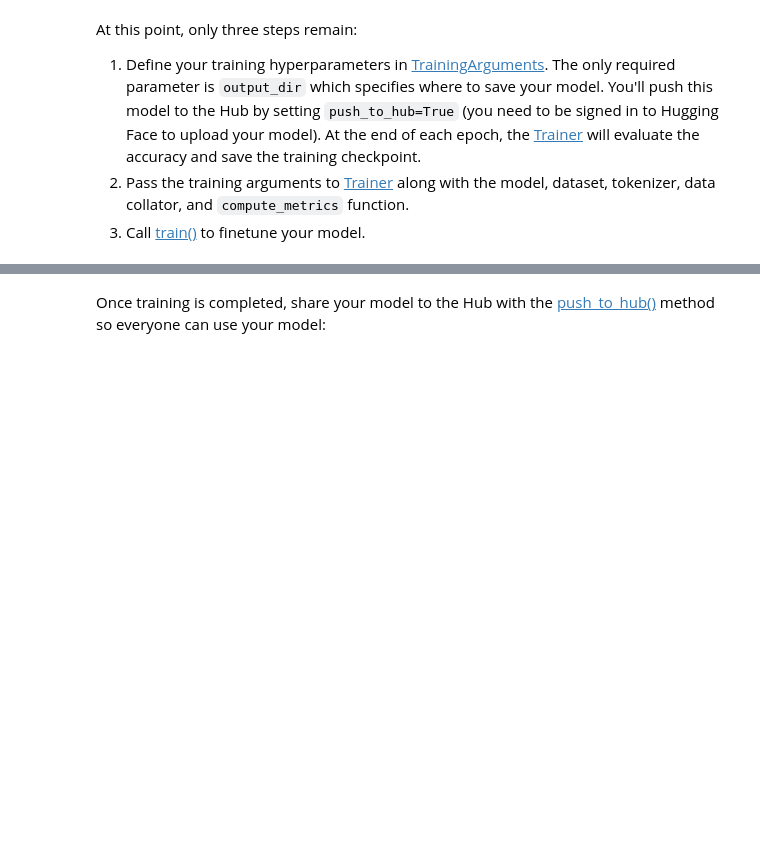
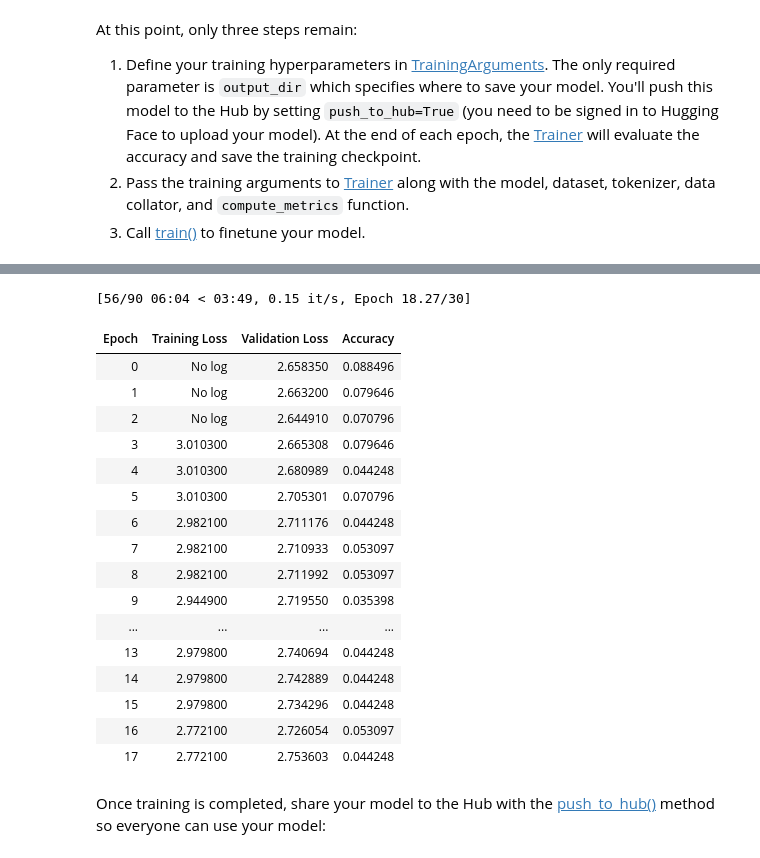
Before and after one commit to FRIEDparrot/colab_test, a Jupyter notebook: transformers_doc/en/pytorch/audio_classification.ipynb, the cells around one changed output, grey strips where cells are left out. Saved outputs shown, nothing was run; the diff lists cells and outputs as text; code cells hidden in the pictures; blank space fills up the shorter version.

```diff
--- a/transformers_doc/en/pytorch/audio_classification.ipynb
+++ b/transformers_doc/en/pytorch/audio_classification.ipynb
@@ -231,11 +217,11 @@ training_args = TrainingArguments(
     output_dir="my_awesome_mind_model",
     evaluation_strategy="epoch",
     save_strategy="epoch",
-    learning_rate=3e-5,
+    learning_rate=1e-4,
     per_device_train_batch_size=32,
     gradient_accumulation_steps=4,
     per_device_eval_batch_size=32,
-    num_train_epochs=10,
+    num_train_epochs=30,
     warmup_ratio=0.1,
     logging_steps=10,
     load_best_model_at_end=True,
@@ -258,3 +243,21 @@ trainer.train()
+[56/90 06:04 < 03:49, 0.15 it/s, Epoch 18.27/30]
+| Epoch | Training Loss | Validation Loss | Accuracy |
+| 0 | No log | 2.658350 | 0.088496 |
+| 1 | No log | 2.663200 | 0.079646 |
+| 2 | No log | 2.644910 | 0.070796 |
+| 3 | 3.010300 | 2.665308 | 0.079646 |
+| 4 | 3.010300 | 2.680989 | 0.044248 |
+| 5 | 3.010300 | 2.705301 | 0.070796 |
+| 6 | 2.982100 | 2.711176 | 0.044248 |
+| 7 | 2.982100 | 2.710933 | 0.053097 |
+| 8 | 2.982100 | 2.711992 | 0.053097 |
+| 9 | 2.944900 | 2.719550 | 0.035398 |
+| ... | ... | ... | ... |
+| 13 | 2.979800 | 2.740694 | 0.044248 |
+| 14 | 2.979800 | 2.742889 | 0.044248 |
+| 15 | 2.979800 | 2.734296 | 0.044248 |
+| 16 | 2.772100 | 2.726054 | 0.053097 |
+| 17 | 2.772100 | 2.753603 | 0.044248 |
 # %% [markdown]
 Once training is completed, share your model to the Hub with the [push_to_hub()](https://huggingface.co/docs/transformers/main/en/main_classes/trainer#transformers.Trainer.push_to_hub) method so everyone can use your model:
 # %%
```
Also changed, not shown: parts of 6 cells of this notebook.
